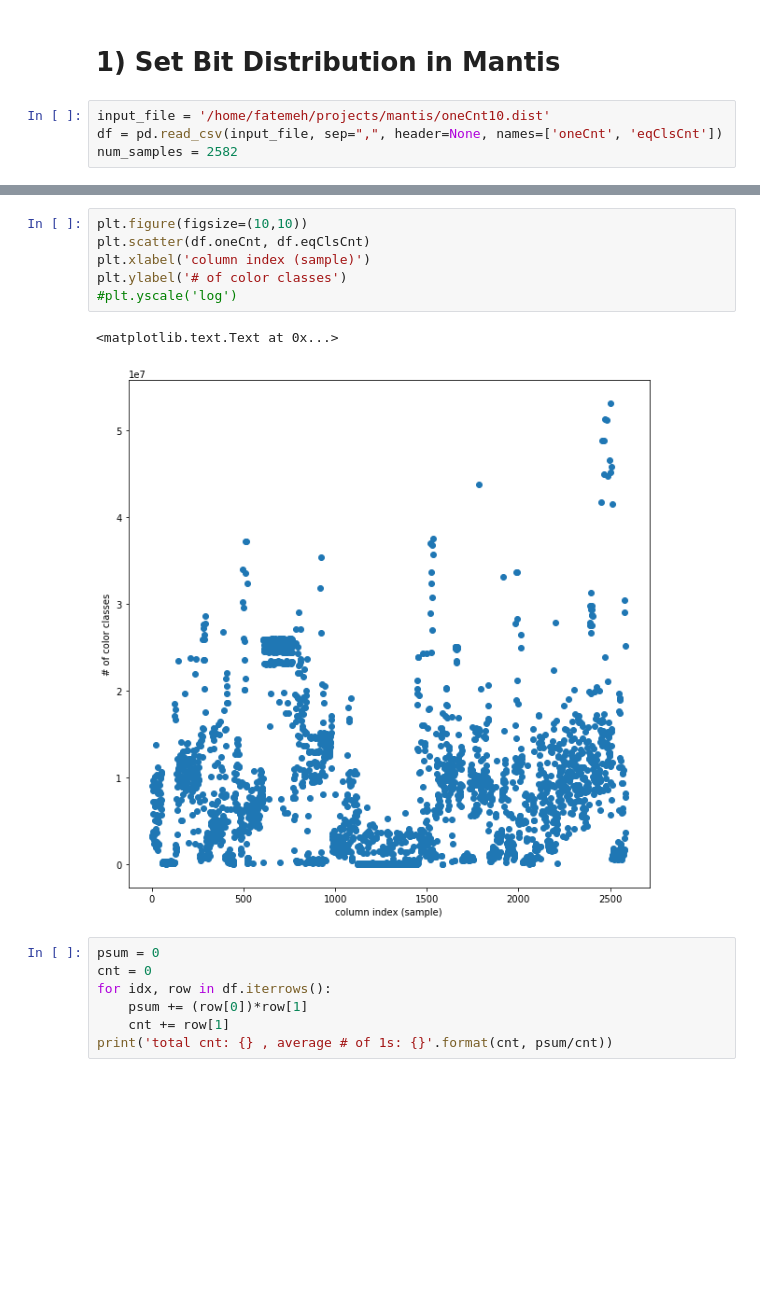
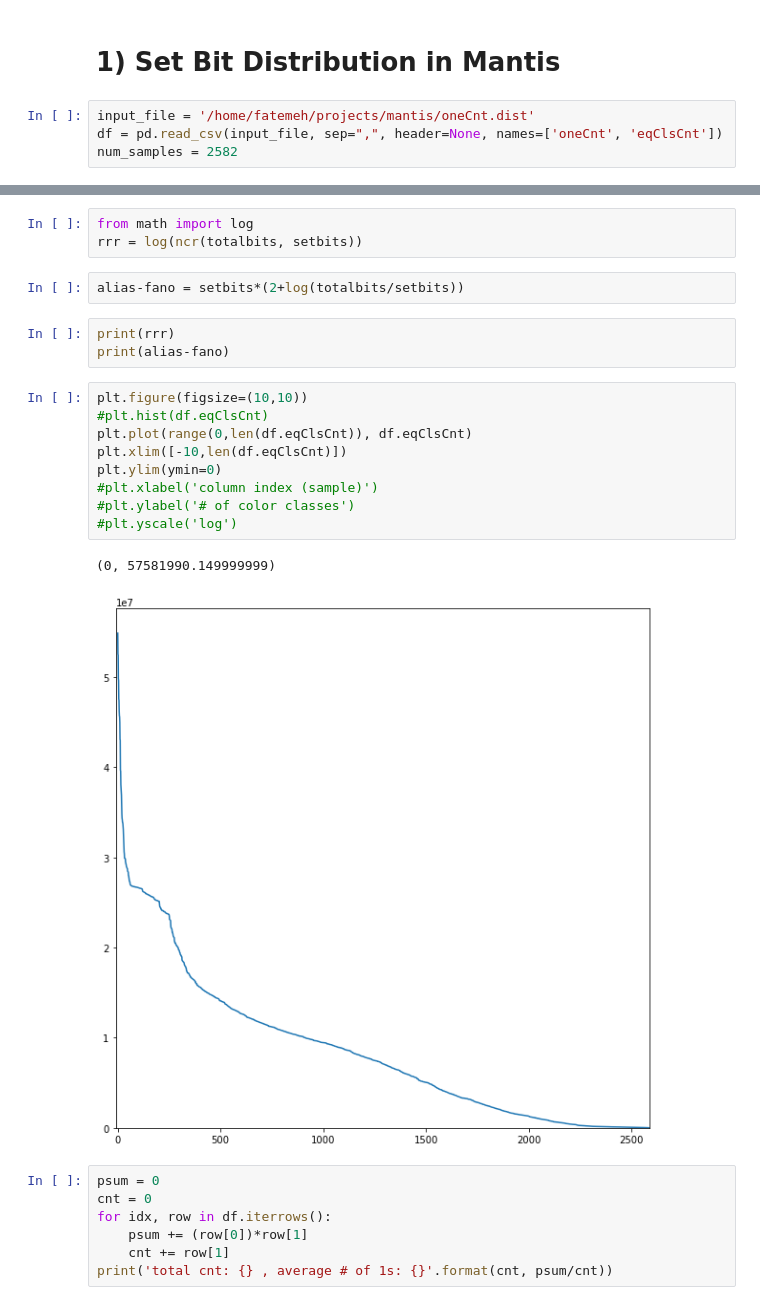
Before and after one commit to fataltes/quickNBs, a Jupyter notebook: mantis.ipynb, the cells around one changed output, grey strips where cells are left out. Cells and saved outputs as stored; diff of their text form; blank space fills up the shorter version.

```diff
--- a/mantis.ipynb
+++ b/mantis.ipynb
@@ -7,7 +7,7 @@ import matplotlib.pyplot as plt
 # %% [markdown]
 # 1) Set Bit Distribution in Mantis
 # %%
-input_file = '/home/fatemeh/projects/mantis/oneCnt10.dist'
+input_file = '/home/fatemeh/projects/mantis/oneCnt.dist'
 df = pd.read_csv(input_file, sep=",", header=None, names=['oneCnt', 'eqClsCnt'])
 num_samples = 2582
 # %%
@@ -23,12 +42,23 @@ df.head()
+# %%
+from math import log
+rrr = log(ncr(totalbits, setbits))
+# %%
+alias-fano = setbits*(2+log(totalbits/setbits))
+# %%
+print(rrr)
+print(alias-fano)
 # %%
 plt.figure(figsize=(10,10))
-plt.scatter(df.oneCnt, df.eqClsCnt)
-plt.xlabel('column index (sample)')
-plt.ylabel('# of color classes')
+#plt.hist(df.eqClsCnt)
+plt.plot(range(0,len(df.eqClsCnt)), df.eqClsCnt)
+plt.xlim([-10,len(df.eqClsCnt)])
+plt.ylim(ymin=0)
+#plt.xlabel('column index (sample)')
+#plt.ylabel('# of color classes')
 #plt.yscale('log')
 # %% [output]
-<matplotlib.text.Text at 0x...>
+(0, 57581990.149999999)
-[figure, old version]
+[figure, new version]
 # %%
 psum = 0
 cnt = 0
```
Also changed, not shown: parts of 4 cells of this notebook, 1 other file.
